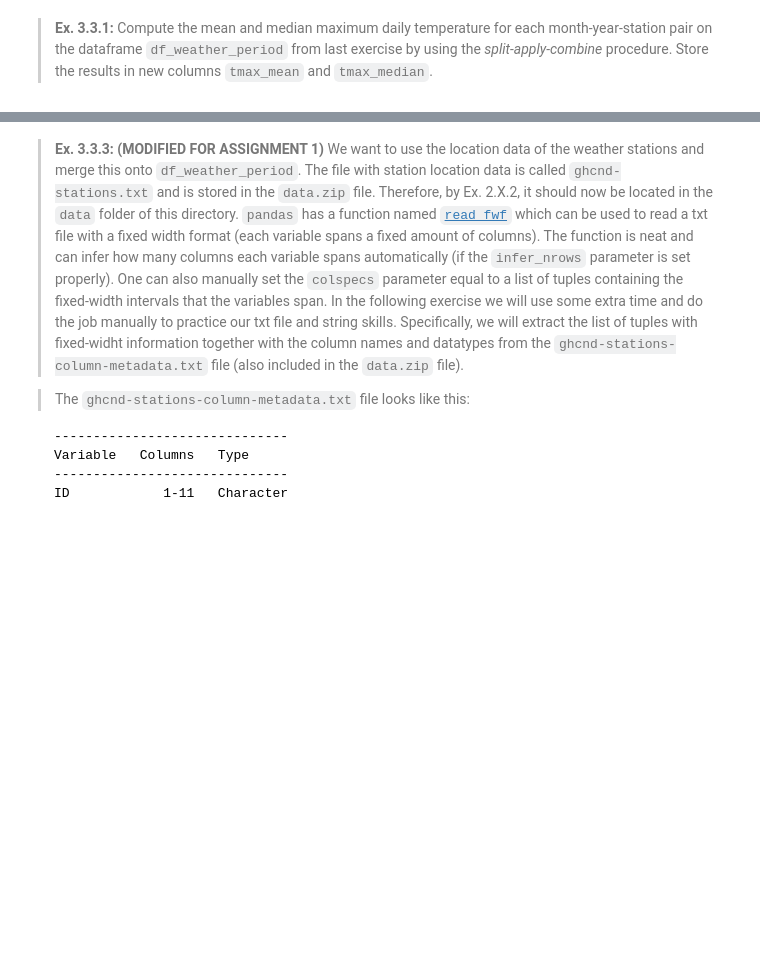
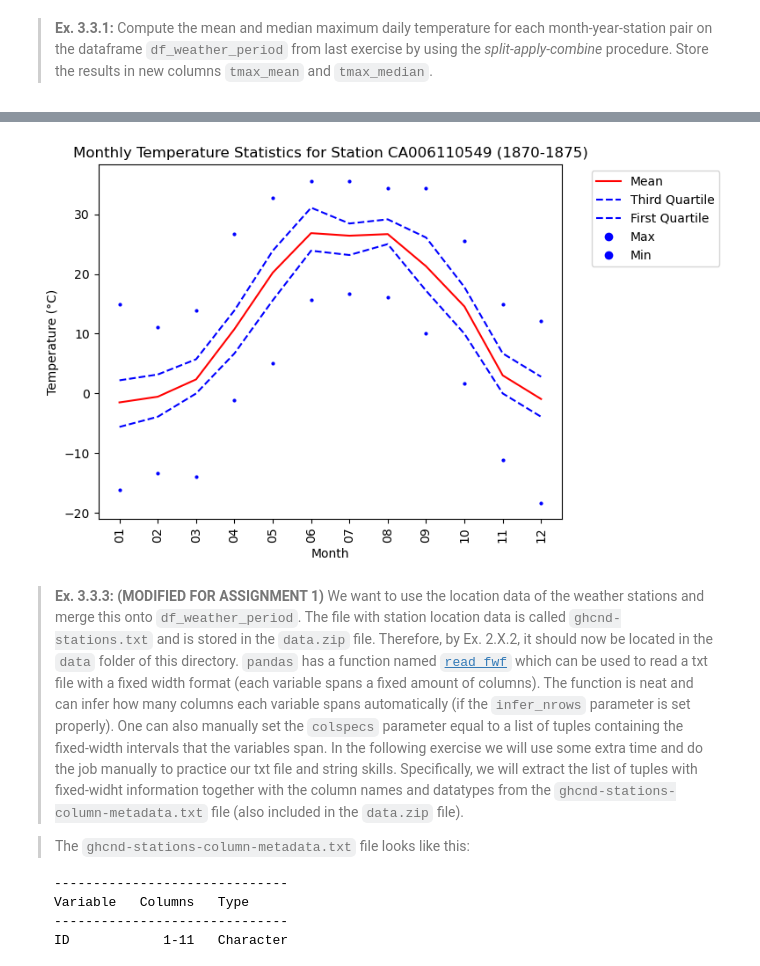
Before and after one commit to mcp656/ISDS-2024, a Jupyter notebook: Assignments/assignment1/assignment1.ipynb, the cells around one changed output, grey strips where cells are left out. Drawn from its saved outputs; the diff is of its cells as text; code cells hidden in the pictures; blank space fills up the shorter version.

```diff
--- a/Assignments/assignment1/assignment1.ipynb
+++ b/Assignments/assignment1/assignment1.ipynb
@@ -254,34 +333,41 @@ q3 = stats['75%']
 months_str = [f"{int(month):02d}" for month in months]
 
 # Plotting the statistics
-plt.figure(figsize=(7, 5))
+plt.figure(figsize=(8, 5))
 
 # Min and max values with slightly larger dots
 plt.plot(months_str, mins, label='Min', marker='o', linestyle='None', color='blue', markersize=2)
 plt.plot(months_str, maxs, label='Max', marker='o', linestyle='None', color='blue', markersize=2)
 
 # 25% and 75% percentiles with striped blue lines
 plt.plot(months_str, q1, label='First Quartile', linestyle='dashed', color='blue')
 plt.plot(months_str, q3, label='Third Quartile', linestyle='dashed', color='blue')
 
 # Mean value with red line
 plt.plot(months_str, means, label='Mean', color='red')
 
 plt.xlabel('Month')
 plt.ylabel('Temperature (°C)')
 plt.title('Monthly Temperature Statistics for Station CA006110549 (1870-1875)')
 
 # Custom legend on the right side
 plt.legend(handles=[plt.Line2D([], [], color='red', label='Mean'),
                     plt.Line2D([], [], color='blue', linestyle='dashed', label='Third Quartile'),
                     plt.Line2D([], [], color='blue', linestyle='dashed', label='First Quartile'),
                     plt.Line2D([], [], color='blue', marker='o', linestyle='None', label='Max', markersize=6),
                     plt.Line2D([], [], color='blue', marker='o', linestyle='None', label='Min', markersize=6)],
            bbox_to_anchor=(1.05, 1), loc='upper left')
 
 plt.xticks(rotation=90)  # Rotate x-axis labels for better readability
 plt.tight_layout()
+
+# Export the figure as station_data_plot_new.png
+plt.savefig(f'station_data_plot_new.png', dpi=300)
+
+# Show plot
 plt.show()
+# %% [output]
+[figure, added]
 # %% [markdown]
 > **Ex. 3.3.3: (MODIFIED FOR ASSIGNMENT 1)** We want to use the location data of the weather stations and merge this onto `df_weather_period`. The file with station location data is called  `ghcnd-stations.txt` and is stored in the `data.zip` file. Therefore, by Ex. 2.X.2, it should now be located in the `data` folder of this directory. `pandas` has a function named [`read_fwf`](https://pandas.pydata.org/docs/reference/api/pandas.read_fwf.html) which can be used to read a txt file with a fixed width format (each variable spans a fixed amount of columns). The function is neat and can infer how many columns each variable spans automatically (if the `infer_nrows` parameter is set properly). One can also manually set the `colspecs` parameter equal to a list of tuples containing the fixed-width intervals that the variables span. In the following exercise we will use some extra time and do the job manually to practice our txt file and string skills. Specifically, we will extract the list of tuples with fixed-widht information together with the column names and datatypes from the `ghcnd-stations-column-metadata.txt` file (also included in the `data.zip` file).
 
```
Also changed, not shown: parts of 15 cells of this notebook, 4 other files.
